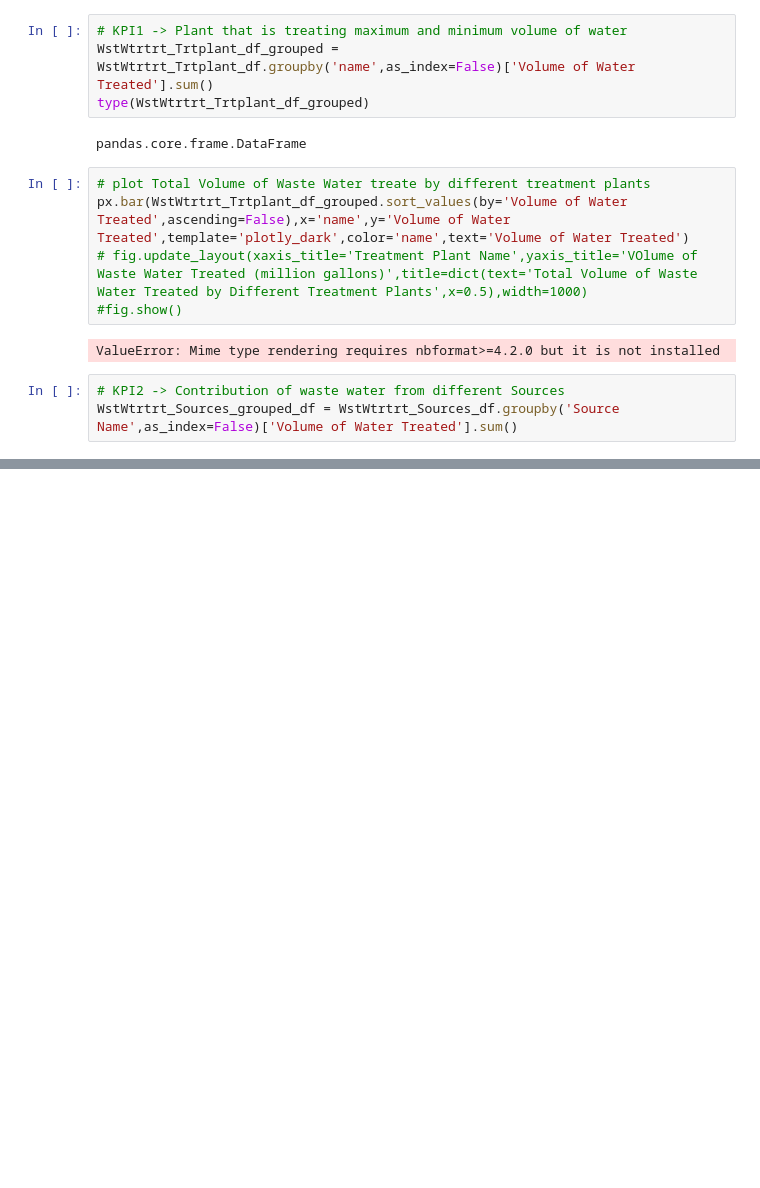
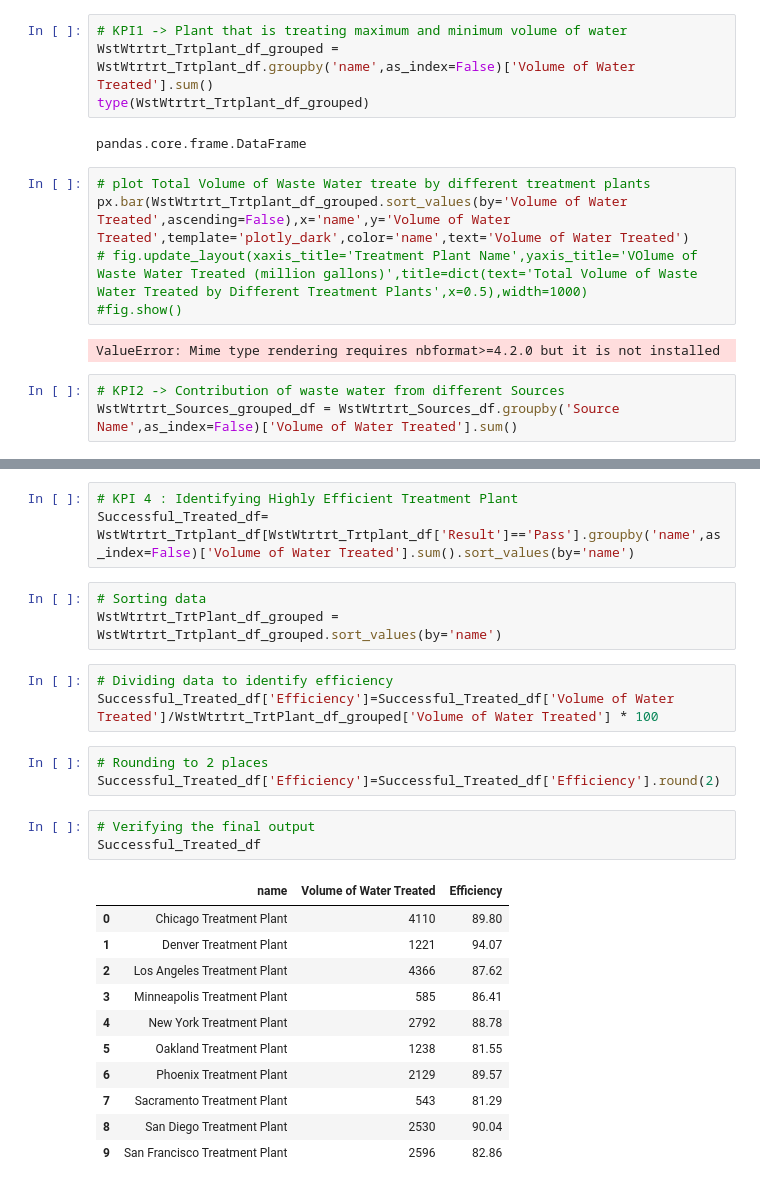
Before and after one commit to Usama00004/AquaMetrics, a Jupyter notebook: WasteWaterManagement.ipynb, the cells around one changed output, grey strips where cells are left out. Cells and saved outputs as stored; diff of their text form; blank space fills up the shorter version.

```diff
--- a/WasteWaterManagement.ipynb
+++ b/WasteWaterManagement.ipynb
@@ -185,0 +209,27 @@ ValueError: Mime type rendering requires nbformat>=4.2.0 but it is not installed
+# %%
+# KPI 4 : Identifying Highly Efficient Treatment Plant
+Successful_Treated_df= WstWtrtrt_Trtplant_df[WstWtrtrt_Trtplant_df['Result']=='Pass'].groupby('name',as_index=False)['Volume of Water Treated'].sum().sort_values(by='name')
+# %%
+# Sorting data
+WstWtrtrt_TrtPlant_df_grouped = WstWtrtrt_Trtplant_df_grouped.sort_values(by='name')
+# %%
+# Dividing data to identify efficiency
+Successful_Treated_df['Efficiency']=Successful_Treated_df['Volume of Water Treated']/WstWtrtrt_TrtPlant_df_grouped['Volume of Water Treated'] * 100
+# %%
+# Rounding to 2 places
+Successful_Treated_df['Efficiency']=Successful_Treated_df['Efficiency'].round(2)
+# %%
+# Verifying the final output
+Successful_Treated_df
+# %% [output]
+|  | name | Volume of Water Treated | Efficiency |
+| 0 | Chicago Treatment Plant | 4110 | 89.80 |
+| 1 | Denver Treatment Plant | 1221 | 94.07 |
+| 2 | Los Angeles Treatment Plant | 4366 | 87.62 |
+| 3 | Minneapolis Treatment Plant | 585 | 86.41 |
+| 4 | New York Treatment Plant | 2792 | 88.78 |
+| 5 | Oakland Treatment Plant | 1238 | 81.55 |
+| 6 | Phoenix Treatment Plant | 2129 | 89.57 |
+| 7 | Sacramento Treatment Plant | 543 | 81.29 |
+| 8 | San Diego Treatment Plant | 2530 | 90.04 |
+| 9 | San Francisco Treatment Plant | 2596 | 82.86 |
```
Also changed, not shown: parts of 6 cells of this notebook.
